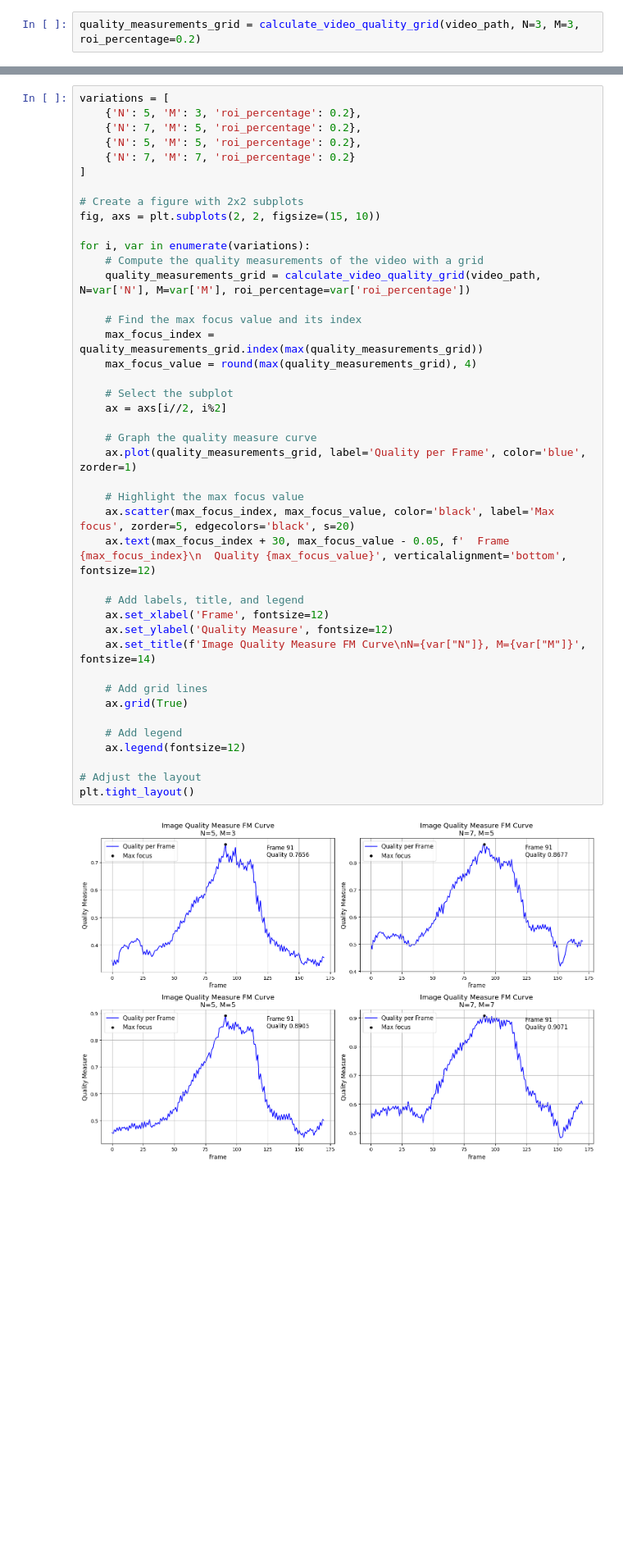
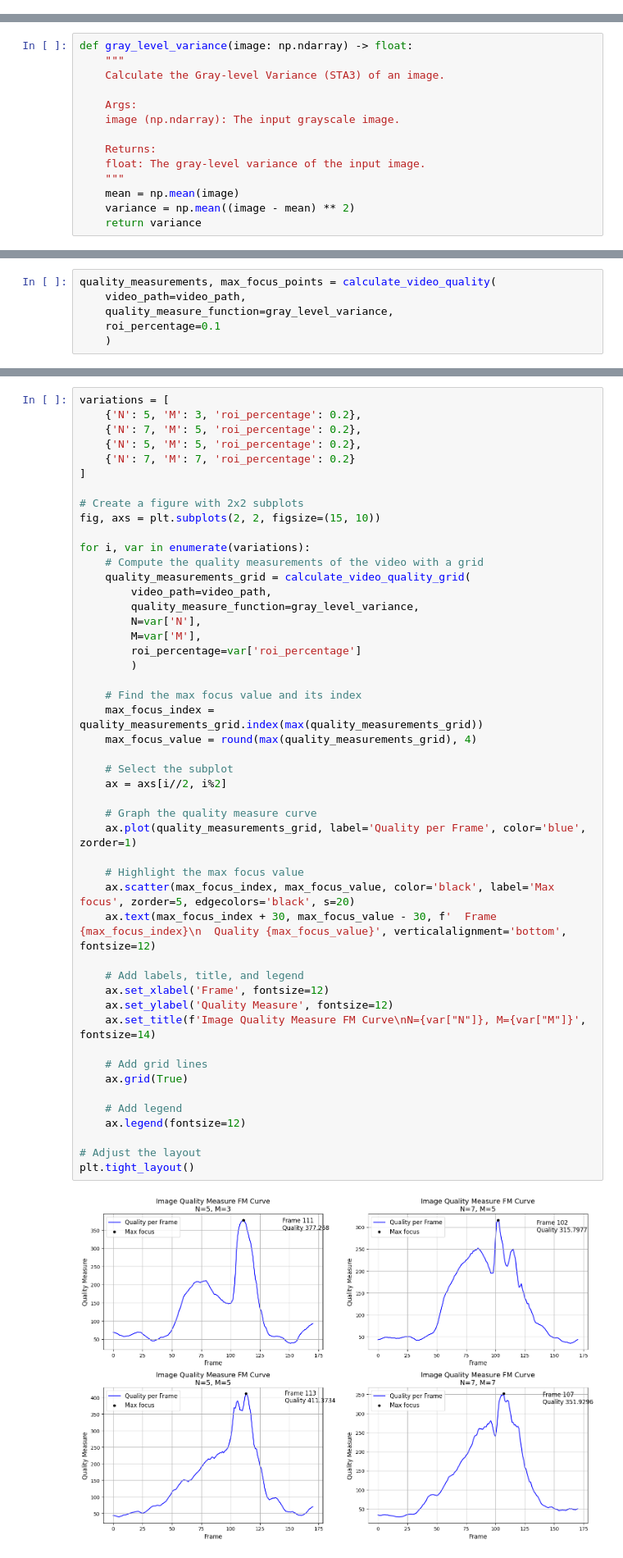
Before and after one commit to ChristianConchari/tp2_vpc1, a Jupyter notebook: solution_notebook.ipynb, the cells around one changed output, grey strips where cells are left out. Shown at 82% size. Saved outputs shown, nothing was run; the diff lists cells and outputs as text; blank space fills up the shorter version.

```diff
--- a/solution_notebook.ipynb
+++ b/solution_notebook.ipynb
@@ -148,2 +122,0 @@ La función [calculate_video_quality_grid](src/video_processing_functions.py) re
-# %%
-quality_measurements_grid = calculate_video_quality_grid(video_path, N=3, M=3, roi_percentage=0.2)
@@ -185,0 +180,14 @@ A continuación, se experimenta con cuatro matrices de enfoque de tamaños 5x3,
+# %%
+def gray_level_variance(image: np.ndarray) -> float:
+    """
+    Calculate the Gray-level Variance (STA3) of an image.
+
+    Args:
+    image (np.ndarray): The input grayscale image.
+
+    Returns:
+    float: The gray-level variance of the input image.
+    """
+    mean = np.mean(image)
+    variance = np.mean((image - mean) ** 2)
+    return variance
@@ -185,0 +265,6 @@ A continuación, se experimenta con cuatro matrices de enfoque de tamaños 5x3,
+# %%
+quality_measurements, max_focus_points = calculate_video_quality(
+    video_path=video_path,
+    quality_measure_function=gray_level_variance,
+    roi_percentage=0.1
+    )
@@ -196,34 +311,40 @@ fig, axs = plt.subplots(2, 2, figsize=(15, 10))
 
 for i, var in enumerate(variations):
     # Compute the quality measurements of the video with a grid
-    quality_measurements_grid = calculate_video_quality_grid(video_path, N=var['N'], M=var['M'], roi_percentage=var['roi_percentage'])
+    quality_measurements_grid = calculate_video_quality_grid(
+        video_path=video_path,
+        quality_measure_function=gray_level_variance,
+        N=var['N'],
+        M=var['M'],
+        roi_percentage=var['roi_percentage']
+        )
 
     # Find the max focus value and its index
     max_focus_index = quality_measurements_grid.index(max(quality_measurements_grid))
     max_focus_value = round(max(quality_measurements_grid), 4)
 
     # Select the subplot
     ax = axs[i//2, i%2]
 
     # Graph the quality measure curve
     ax.plot(quality_measurements_grid, label='Quality per Frame', color='blue', zorder=1)
 
     # Highlight the max focus value
     ax.scatter(max_focus_index, max_focus_value, color='black', label='Max focus', zorder=5, edgecolors='black', s=20)
-    ax.text(max_focus_index + 30, max_focus_value - 0.05, f'  Frame {max_focus_index}\n  Quality {max_focus_value}', verticalalignment='bottom', fontsize=12)
+    ax.text(max_focus_index + 30, max_focus_value - 30, f'  Frame {max_focus_index}\n  Quality {max_focus_value}', verticalalignment='bottom', fontsize=12)
 
     # Add labels, title, and legend
     ax.set_xlabel('Frame', fontsize=12)
     ax.set_ylabel('Quality Measure', fontsize=12)
     ax.set_title(f'Image Quality Measure FM Curve\nN={var["N"]}, M={var["M"]}', fontsize=14)
 
     # Add grid lines
     ax.grid(True)
 
     # Add legend
     ax.legend(fontsize=12)
 
 # Adjust the layout
 plt.tight_layout()
 # %% [output]
-[figure, old version]
+[figure, new version]
```
Also changed, not shown: parts of 52 cells of this notebook.
